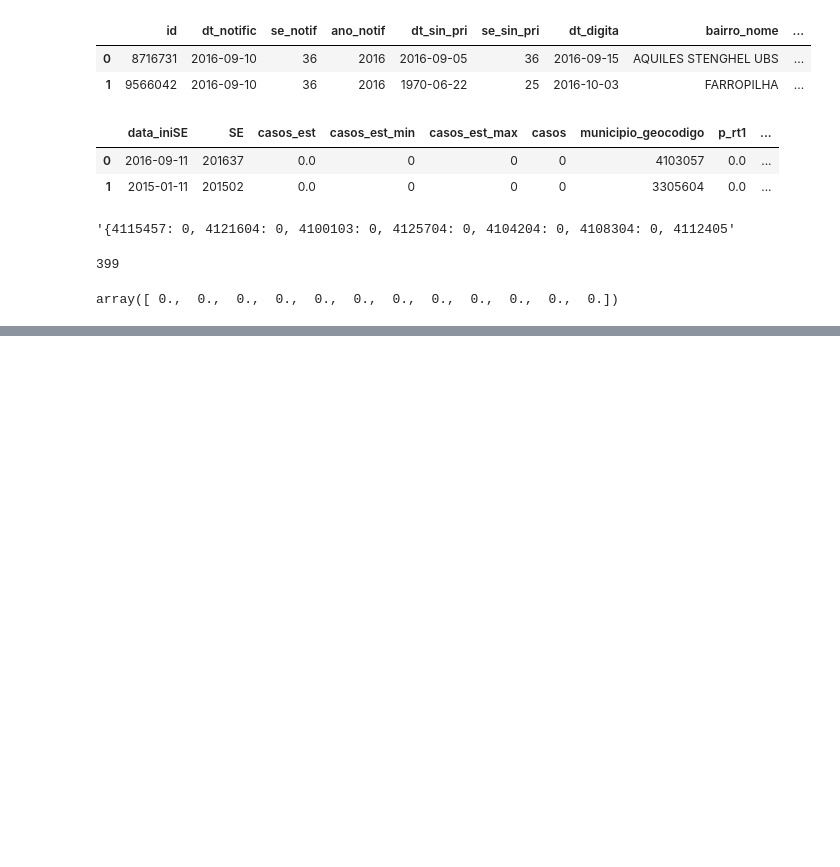
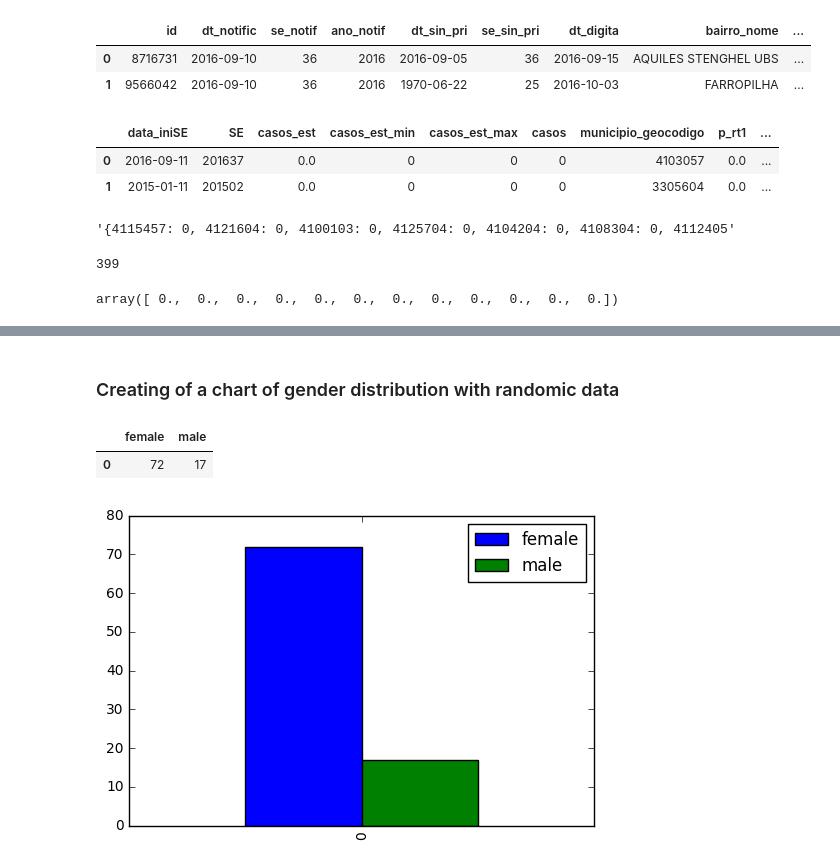
Before and after one commit to AlertaDengue/AlertaDengue, a Jupyter notebook: notebooks/Essay.ipynb, the cells around one changed output, grey strips where cells are left out. Cells and saved outputs as stored; diff of their text form; code cells hidden in the pictures; blank space fills up the shorter version.

```diff
--- a/notebooks/Essay.ipynb
+++ b/notebooks/Essay.ipynb
@@ -348,0 +400,16 @@ array([ 0.,  0.,  0.,  0.,  0.,  0.,  0.,  0.,  0.,  0.,  0.,  0.])
+# %% [markdown]
+### Creating of a chart of gender distribution with randomic data
+# %%
+gender_range = ['female', 'male']
+
+df_gender = pd.DataFrame({
+    gender: np.random.randint(1, 100, 1) for gender in gender_range
+})
+
+display(df_gender)
+df_gender.plot(kind='bar')
+plt.show()
+# %% [output]
+|  | female | male |
+| 0 | 72 | 17 |
+[figure, added]
```
Also changed, not shown: parts of 11 cells of this notebook, 6 other files.
